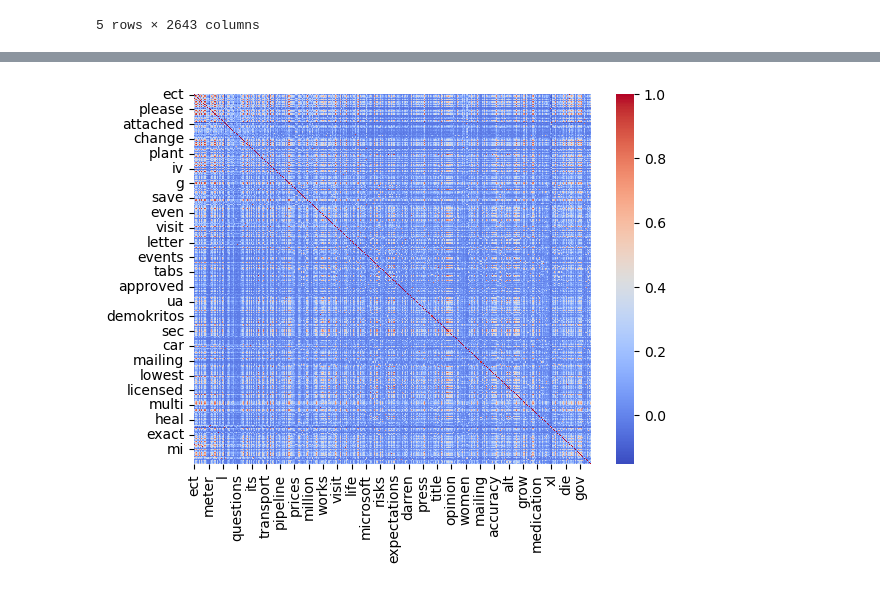
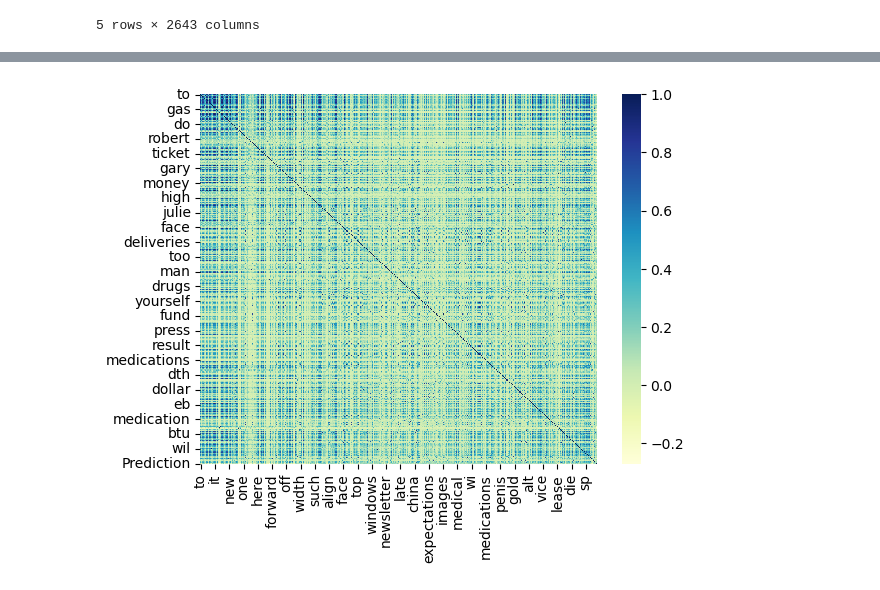
Before and after one commit to B-Kosev/ml-project, a Jupyter notebook: Project.ipynb, the cells around one changed output, grey strips where cells are left out. Saved outputs shown, nothing was run; the diff lists cells and outputs as text; code cells hidden in the pictures.

```diff
--- a/Project.ipynb
+++ b/Project.ipynb
@@ -96,7 +96,7 @@ df_reduced.head()
 y = df.iloc[:, -1]
 
 # Select the 500 most important columns
-selector = SelectKBest(score_func=f_classif, k=500)
+selector = SelectKBest(score_func=chi2, k=500)
 X_selected = selector.fit_transform(df_reduced, y)
 
 # Get selected column names
@@ -117,7 +143,9 @@ df_selected.head()
 # %%
 # Calculate and visualize the correlation matrix
+df_selected['Prediction'] = y # Add the prediction col for the correlation and then drop it again
 correlation_matrix = df_selected.corr()
-sns.heatmap(correlation_matrix, cmap='coolwarm')
+sns.heatmap(correlation_matrix, cmap="YlGnBu")
 plt.show()
+df_selected.drop(columns='Prediction', inplace=True)
 # %% [output]
-[figure, old version]
+[figure, new version]
```
Also changed, not shown: parts of 10 cells of this notebook.
